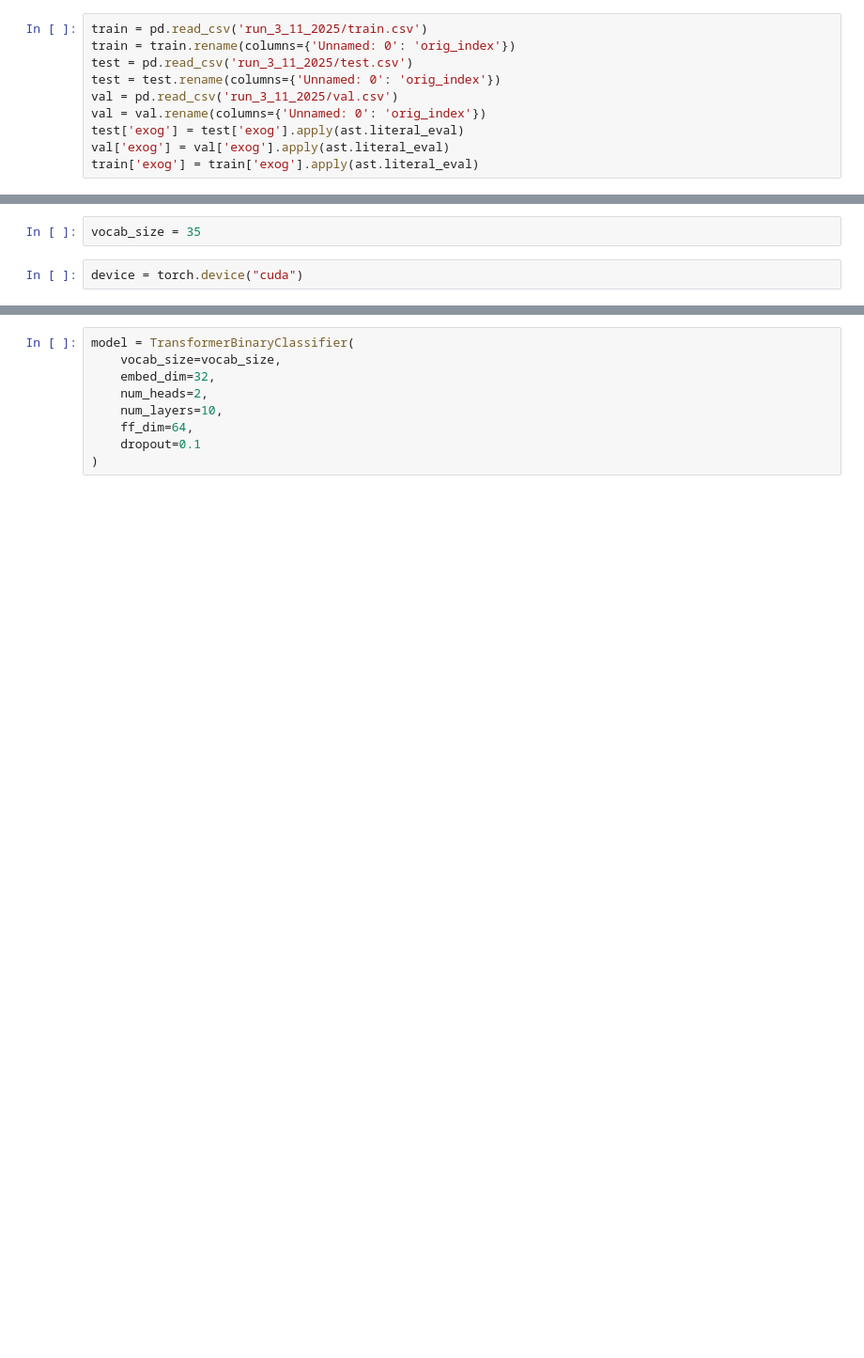
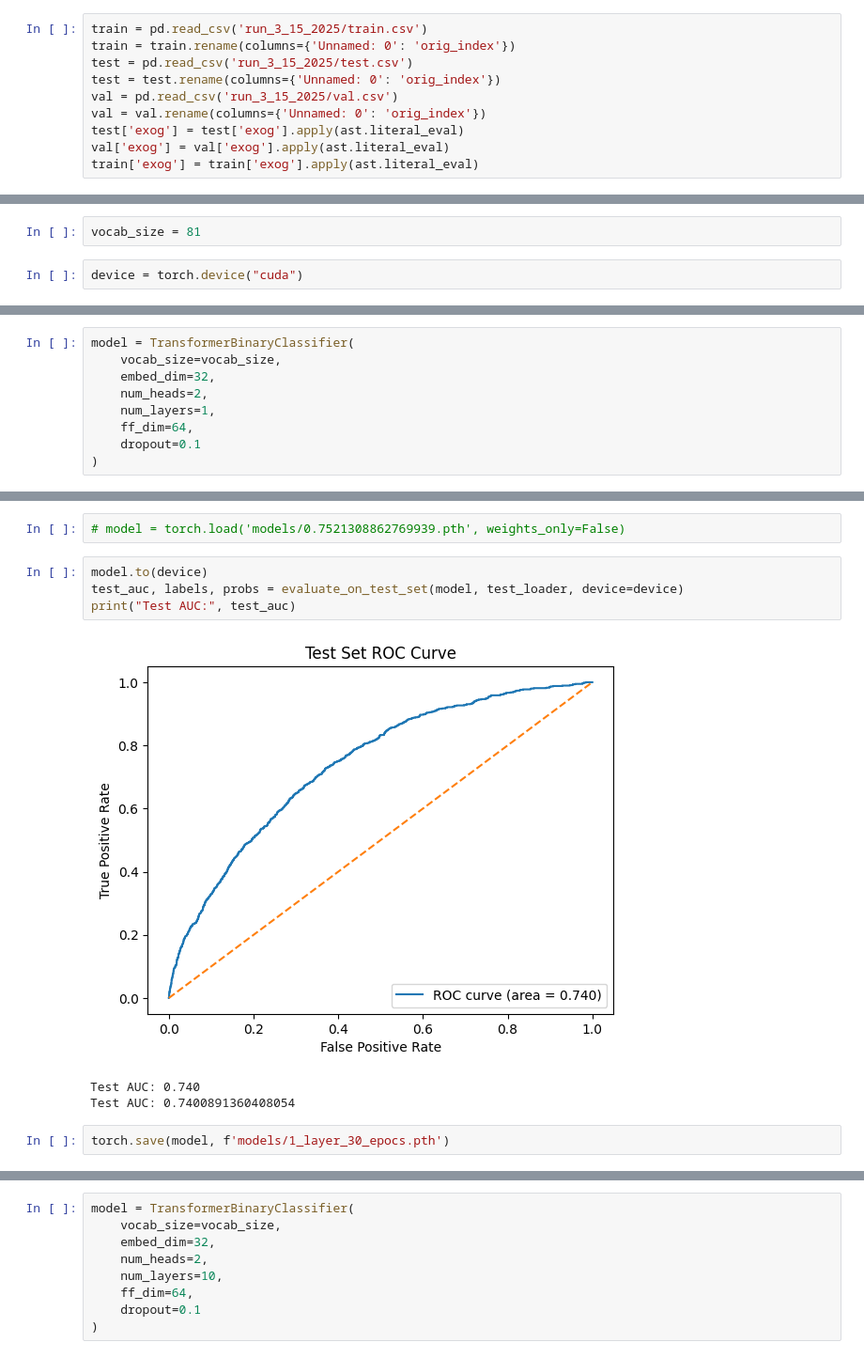
Before and after one commit to Efithor/riichi-dendrology, a Jupyter notebook: train_test.ipynb, the cells around one changed output, grey strips where cells are left out. Shown: that part at 94% size. Cells and saved outputs as stored; diff of their text form; blank space fills up the shorter version.

Commit message:
models and nb

```diff
--- a/train_test.ipynb
+++ b/train_test.ipynb
@@ -305,9 +305,9 @@ train, val = train_test_split(train, test_size=0.1)
 # %%
-train = pd.read_csv('run_3_11_2025/train.csv')
+train = pd.read_csv('run_3_15_2025/train.csv')
 train = train.rename(columns={'Unnamed: 0': 'orig_index'})
-test = pd.read_csv('run_3_11_2025/test.csv')
+test = pd.read_csv('run_3_15_2025/test.csv')
 test = test.rename(columns={'Unnamed: 0': 'orig_index'})
-val = pd.read_csv('run_3_11_2025/val.csv')
+val = pd.read_csv('run_3_15_2025/val.csv')
 val = val.rename(columns={'Unnamed: 0': 'orig_index'})
 test['exog'] = test['exog'].apply(ast.literal_eval)
 val['exog'] = val['exog'].apply(ast.literal_eval)
@@ -363,6 +363,6 @@ test_loader = DataLoader(
     collate_fn=test_collate_fn
 )
 # %%
-vocab_size = 35
+vocab_size = 81
 # %%
 device = torch.device("cuda")
@@ -368,0 +371,9 @@ device = torch.device("cuda")
+# %%
+model = TransformerBinaryClassifier(
+    vocab_size=vocab_size,
+    embed_dim=32,
+    num_heads=2,
+    num_layers=1,
+    ff_dim=64,
+    dropout=0.1
+)
@@ -368,0 +400,12 @@ device = torch.device("cuda")
+# %%
+# model = torch.load('models/0.7521308862769939.pth', weights_only=False)
+# %%
+model.to(device)
+test_auc, labels, probs = evaluate_on_test_set(model, test_loader, device=device)
+print("Test AUC:", test_auc)
+# %% [output]
+[figure, added]
+Test AUC: 0.740
+Test AUC: 0.7400891360408054
+# %%
+torch.save(model, f'models/1_layer_30_epocs.pth')
```
Also changed, not shown: parts of 31 cells of this notebook, 1 other file.
